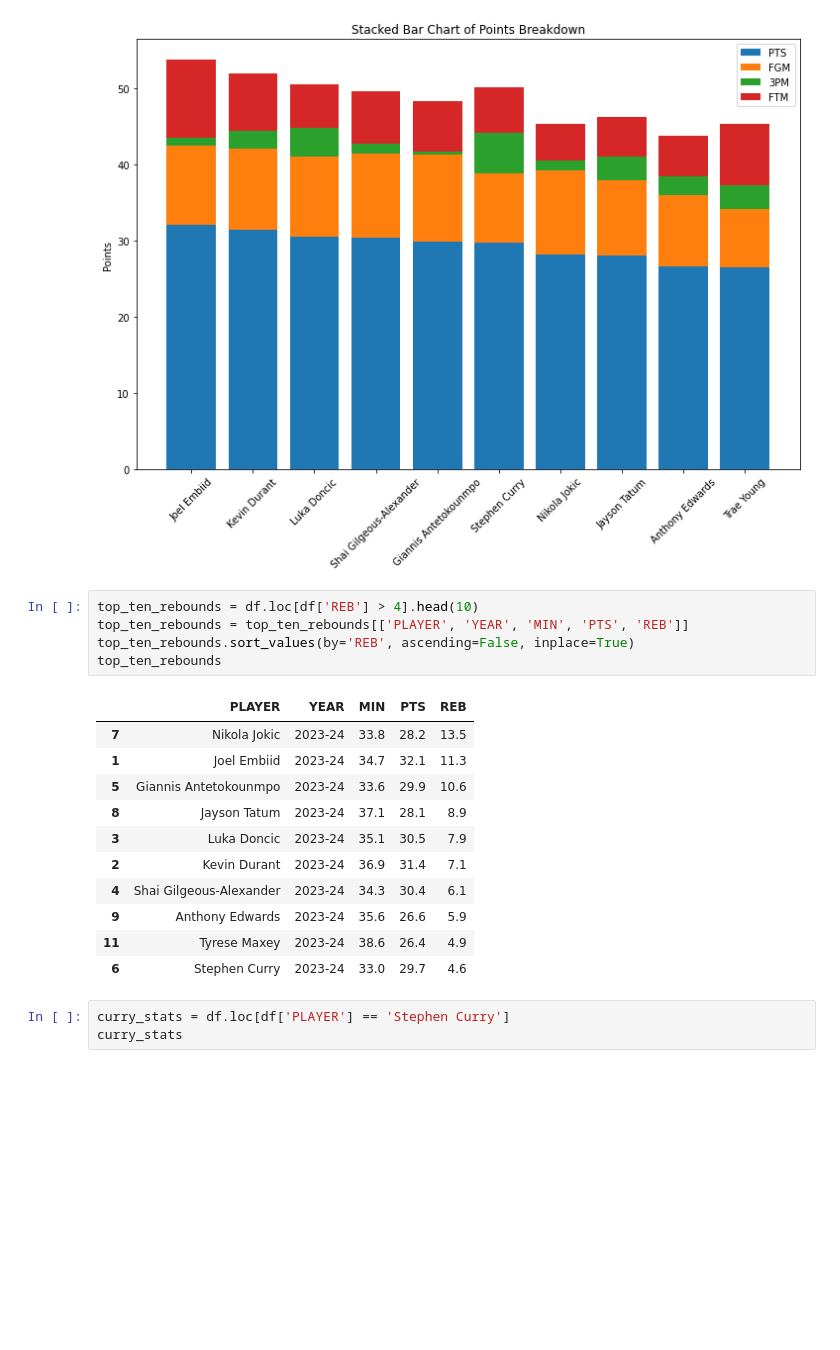
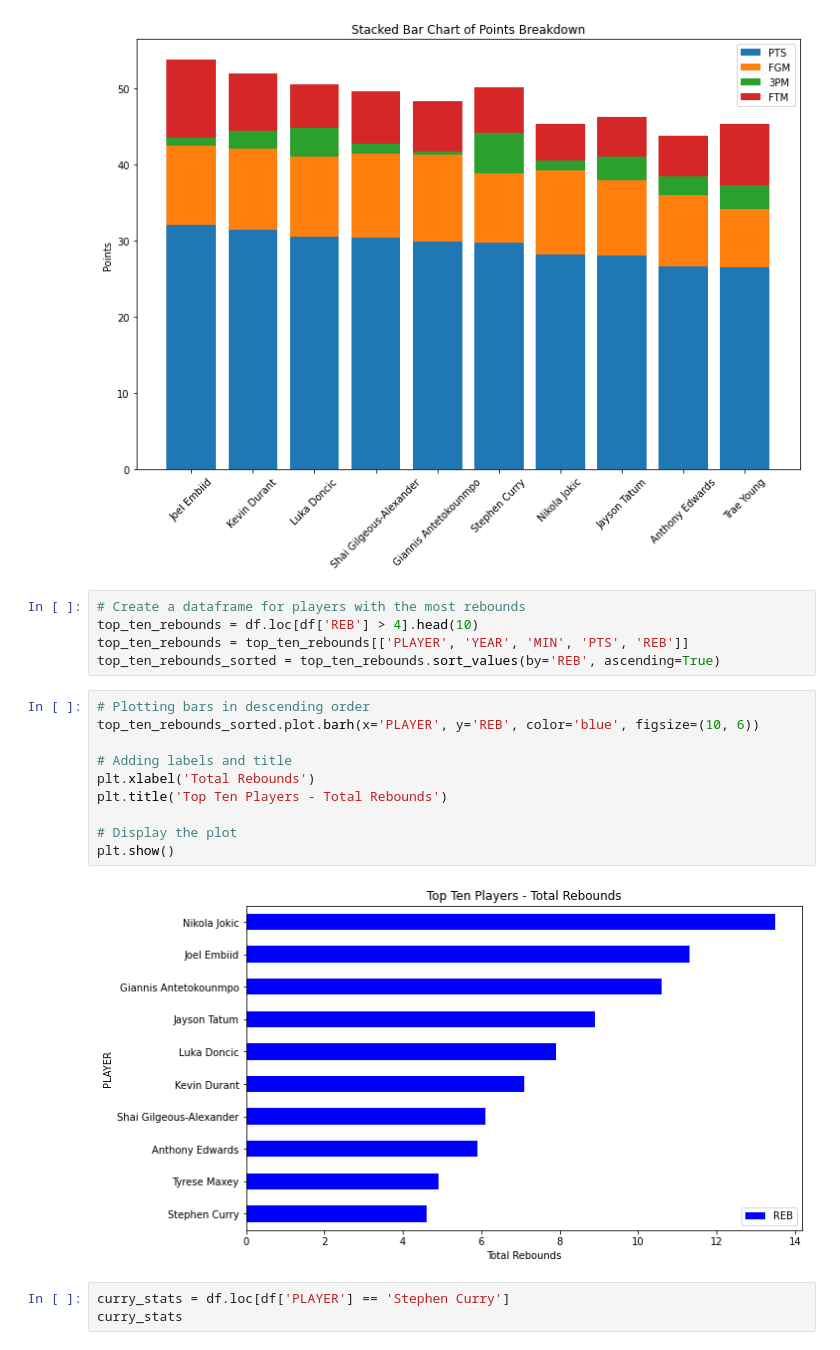
Before and after one commit to VincentGordon-Data-Analyst/nba-web-scraping-project, a Jupyter notebook: nba-data-clearning.ipynb, the cells around one changed output. Drawn from its saved outputs; the diff is of its cells as text; blank space fills up the shorter version.

Commit message:
Created horizontal bar chart of players with the most rebounds

```diff
--- a/nba-data-clearning.ipynb
+++ b/nba-data-clearning.ipynb
@@ -146,22 +146,22 @@ plt.show()
 # %% [output]
 [figure]
 # %%
+# Create a dataframe for players with the most rebounds
 top_ten_rebounds = df.loc[df['REB'] > 4].head(10)
 top_ten_rebounds = top_ten_rebounds[['PLAYER', 'YEAR', 'MIN', 'PTS', 'REB']]
-top_ten_rebounds.sort_values(by='REB', ascending=False, inplace=True)
-top_ten_rebounds
+top_ten_rebounds_sorted = top_ten_rebounds.sort_values(by='REB', ascending=True)
-# %% [output]
-|  | PLAYER | YEAR | MIN | PTS | REB |
-| 7 | Nikola Jokic | 2023-24 | 33.8 | 28.2 | 13.5 |
-| 1 | Joel Embiid | 2023-24 | 34.7 | 32.1 | 11.3 |
-| 5 | Giannis Antetokounmpo | 2023-24 | 33.6 | 29.9 | 10.6 |
-| 8 | Jayson Tatum | 2023-24 | 37.1 | 28.1 | 8.9 |
-| 3 | Luka Doncic | 2023-24 | 35.1 | 30.5 | 7.9 |
-| 2 | Kevin Durant | 2023-24 | 36.9 | 31.4 | 7.1 |
-| 4 | Shai Gilgeous-Alexander | 2023-24 | 34.3 | 30.4 | 6.1 |
-| 9 | Anthony Edwards | 2023-24 | 35.6 | 26.6 | 5.9 |
-| 11 | Tyrese Maxey | 2023-24 | 38.6 | 26.4 | 4.9 |
-| 6 | Stephen Curry | 2023-24 | 33.0 | 29.7 | 4.6 |
+# %%
+# Plotting bars in descending order
+top_ten_rebounds_sorted.plot.barh(x='PLAYER', y='REB', color='blue', figsize=(10, 6))
+
+# Adding labels and title
+plt.xlabel('Total Rebounds')
+plt.title('Top Ten Players - Total Rebounds')
+
+# Display the plot
+plt.show()
+# %% [output]
+[figure, added]
 # %%
 curry_stats = df.loc[df['PLAYER'] == 'Stephen Curry']
 curry_stats
```
Also changed, not shown: parts of 2 cells of this notebook.
